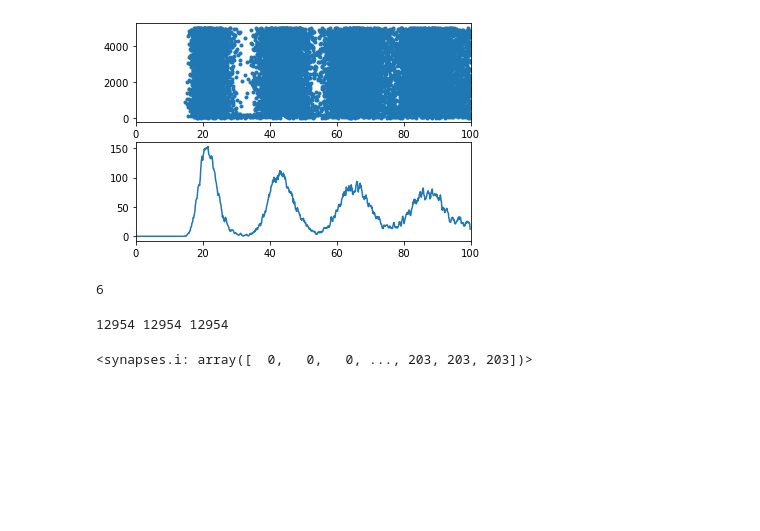
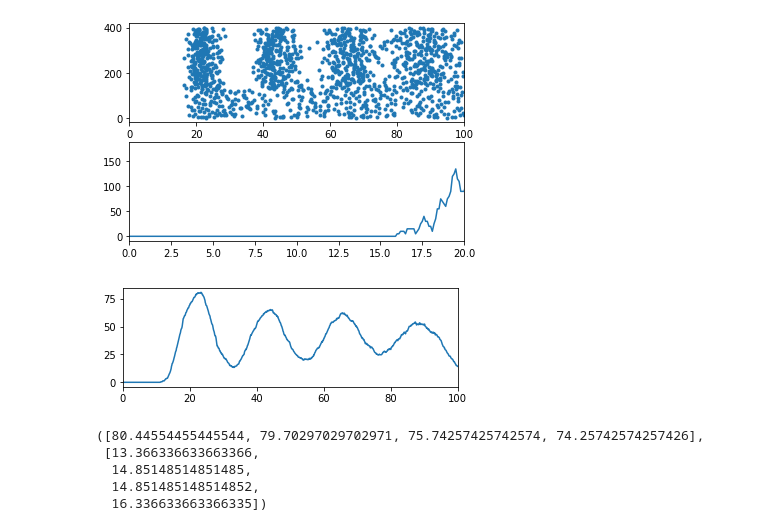
Before and after one commit to NikPeg/SmallWorldSynchronization, a Jupyter notebook: Удаление нейрона.ipynb, the cells around one changed output. Cells and saved outputs as stored; diff of their text form; code cells hidden in the pictures; blank space fills up the shorter version.

```diff
--- a/Удаление нейрона.ipynb
+++ b/Удаление нейрона.ipynb
@@ -3,7 +3,7 @@
 import networkx as nx
 import matplotlib.pyplot as plt
 # %%
-side = 30
+side = 20
 sw = nx.navigable_small_world_graph(side, p=2, q=5)
 options = {
 #     'node_color': 'black',
@@ -19,7 +19,7 @@ def vertex_num(vertex):
 # %%
 from brian2 import *
 
-N = 5000
+N = side ** 2
 Vr = 10*mV
 theta = 20*mV
 tau = 20*ms
@@ -31,6 +31,7 @@ sparseness = float(C)/N
 J = .1*mV
 muext = 25*mV
 sigmaext = 1*mV
+
 
 eqs = """
 dV/dt = (-V+muext + sigmaext * sqrt(tau) * xi)/tau : volt
@@ -62,7 +63,7 @@ xlim(0, duration/ms)
 
 subplot(212)
 plot(LFP.t/ms, LFP.smooth_rate(window='flat', width=0.5*ms)/Hz)
-xlim(0, duration/ms)
+xlim(0, duration/ms/5)
 
 show()
 # %% [output]
@@ -69,14 +71,36 @@ show()
-[figure, old version]
+[figure, new version]
-# %%
-a = [1, 2, 3]
-print(sum(a))
-# %% [output]
-6
-# %%
-print(len(syn.i), len(syn.j), len(syn.w))
-# %% [output]
-12954 12954 12954
-# %%
-syn.i
-# %% [output]
-<synapses.i: array([  0,   0,   0, ..., 203, 203, 203])>
+# %%
+subplot(212)
+plot(LFP.t/ms, LFP.smooth_rate(window='flat', width=10.1*ms)/Hz)
+xlim(0, duration/ms)
+
+show()
+# %% [output]
+[figure, added]
+# %%
+def find_min_max(count=4, start=20, dist=10):
+    maxs = [0] * count
+    mins = [float('inf')] * count
+    last_max_j, last_min_j = 0, 0
+    for j in range(len(LFP.smooth_rate(window='flat', width=10*ms)/Hz)):
+        elem = list(LFP.smooth_rate(window='flat', width=10*ms)/Hz)[j]
+        for i in range(len(maxs)):
+            if j - last_max_j > dist and elem > maxs[i]:
+                maxs[i + 1:] = maxs[i:-1].copy()
+                maxs[i] = elem
+                last_max_j = j
+                break
+        for i in range(len(mins)):
+            if list(LFP.t/ms)[j] > start and j - last_min_j > dist and elem < mins[i]:
+                mins[i + 1:] = mins[i:-1].copy()
+                mins[i] = elem
+                last_min_j = j
+                break
+    return maxs, mins
+find_min_max(4)
+# %% [output]
+([80.44554455445544, 79.70297029702971, 75.74257425742574, 74.25742574257426],
+ [13.366336633663366,
+  14.85148514851485,
+  14.851485148514852,
+  16.336633663366335])
```
Also changed, not shown: parts of 6 cells of this notebook.
